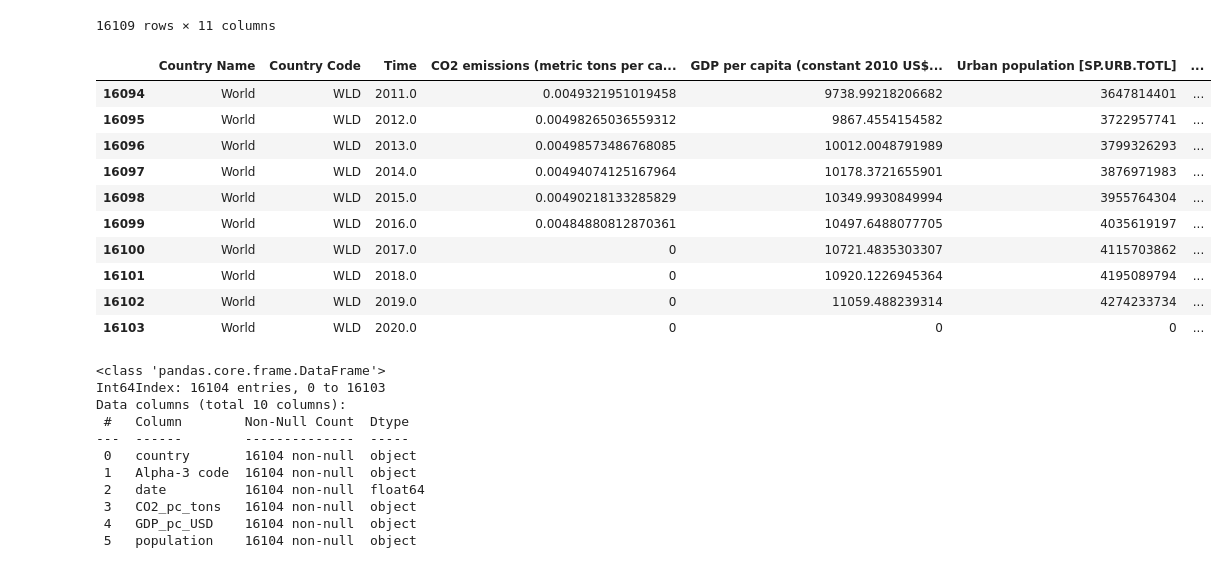
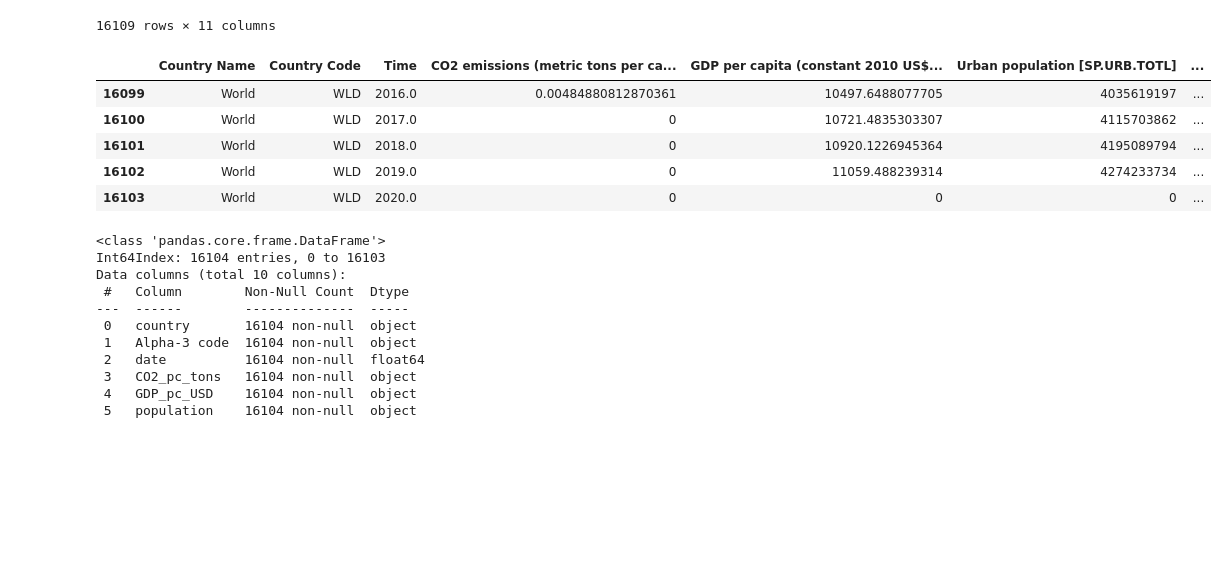
Before and after one commit to Nataliya-Aparina/Python_Project_2020, a Jupyter notebook: Code/final_project_1part.ipynb, the cells around one changed output. Saved outputs shown, nothing was run; the diff lists cells and outputs as text; code cells hidden in the pictures; blank space fills up the shorter version.

```diff
--- a/Code/final_project_1part.ipynb
+++ b/Code/final_project_1part.ipynb
@@ -60,14 +57,9 @@ df = df.drop(['Time Code'], axis = 1)
 # %%
 df = df.dropna(axis = 0)
 # %%
-df.tail(10)
+df.tail(5)
 # %% [output]
 |  | Country Name | Country Code | Time | CO2 emissions (metric tons per ca... | GDP per capita (constant 2010 US$... | Urban population [SP.URB.TOTL] | ... |
-| 16094 | World | WLD | 2011.0 | 0.0049321951019458 | 9738.99218206682 | 3647814401 | ... |
-| 16095 | World | WLD | 2012.0 | 0.00498265036559312 | 9867.4554154582 | 3722957741 | ... |
-| 16096 | World | WLD | 2013.0 | 0.00498573486768085 | 10012.0048791989 | 3799326293 | ... |
-| 16097 | World | WLD | 2014.0 | 0.00494074125167964 | 10178.3721655901 | 3876971983 | ... |
-| 16098 | World | WLD | 2015.0 | 0.00490218133285829 | 10349.9930849994 | 3955764304 | ... |
 | 16099 | World | WLD | 2016.0 | 0.00484880812870361 | 10497.6488077705 | 4035619197 | ... |
 | 16100 | World | WLD | 2017.0 | 0 | 10721.4835303307 | 4115703862 | ... |
 | 16101 | World | WLD | 2018.0 | 0 | 10920.1226945364 | 4195089794 | ... |
```
Also changed, not shown: parts of 18 cells of this notebook, 2 other files.
